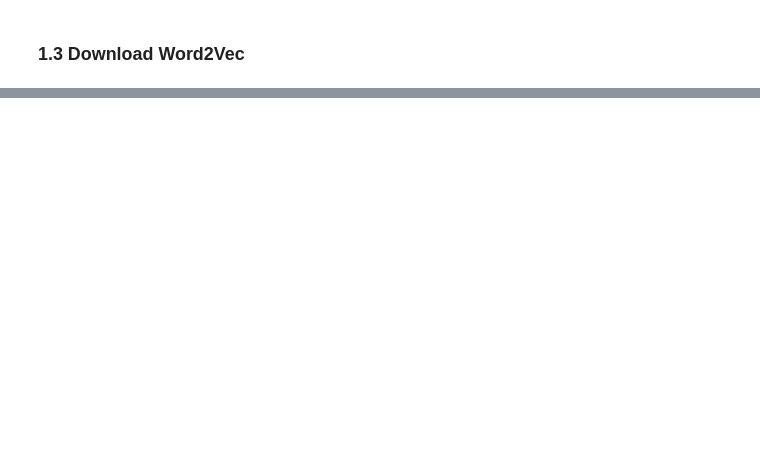
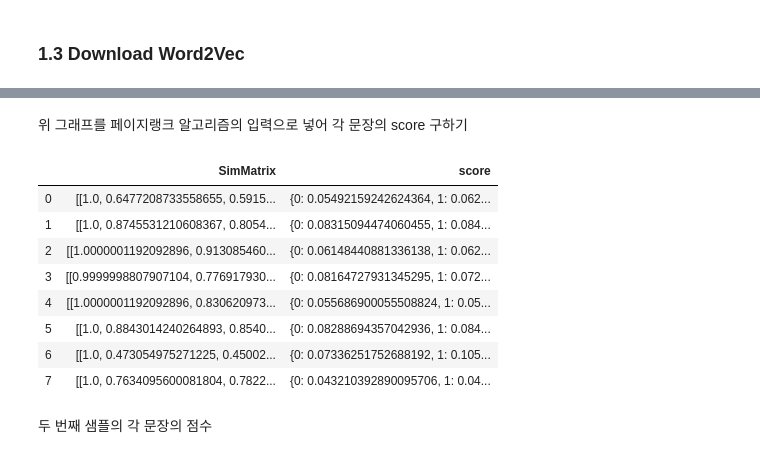
Before and after one commit to SangwonPark0211/NLP-tutorial, a Jupyter notebook: Text-Summarization/textrank_based_on_sentence_embedding.ipynb, the cells around one changed output, grey strips where cells are left out. Cells and saved outputs as stored; diff of their text form; code cells hidden in the pictures; blank space fills up the shorter version.

```diff
--- a/Text-Summarization/textrank_based_on_sentence_embedding.ipynb
+++ b/Text-Summarization/textrank_based_on_sentence_embedding.ipynb
@@ -56,0 +344,22 @@ word2vec_model['cat']   # embedding for 'cat'
+# %% [markdown]
+위 그래프를 페이지랭크 알고리즘의 입력으로 넣어 각 문장의 score 구하기
+# %%
+def calculate_score(sim_matrix):
+    nx_graph = nx.from_numpy_array(sim_matrix)
+    scores = nx.pagerank(nx_graph)
+    return scores
+# %%
+data['score'] = data['SimMatrix'].apply(calculate_score)
+data[['SimMatrix', 'score']]
+# %% [output]
+|  | SimMatrix | score |
+| 0 | [[1.0, 0.6477208733558655, 0.5915... | {0: 0.05492159242624364, 1: 0.062... |
+| 1 | [[1.0, 0.8745531210608367, 0.8054... | {0: 0.08315094474060455, 1: 0.084... |
+| 2 | [[1.0000001192092896, 0.913085460... | {0: 0.06148440881336138, 1: 0.062... |
+| 3 | [[0.9999998807907104, 0.776917930... | {0: 0.08164727931345295, 1: 0.072... |
+| 4 | [[1.0000001192092896, 0.830620973... | {0: 0.055686900055508824, 1: 0.05... |
+| 5 | [[1.0, 0.8843014240264893, 0.8540... | {0: 0.08288694357042936, 1: 0.084... |
+| 6 | [[1.0, 0.473054975271225, 0.45002... | {0: 0.07336251752688192, 1: 0.105... |
+| 7 | [[1.0, 0.7634095600081804, 0.7822... | {0: 0.043210392890095706, 1: 0.04... |
+# %% [markdown]
+두 번째 샘플의 각 문장의 점수
```
Also changed, not shown: parts of 45 cells of this notebook.
